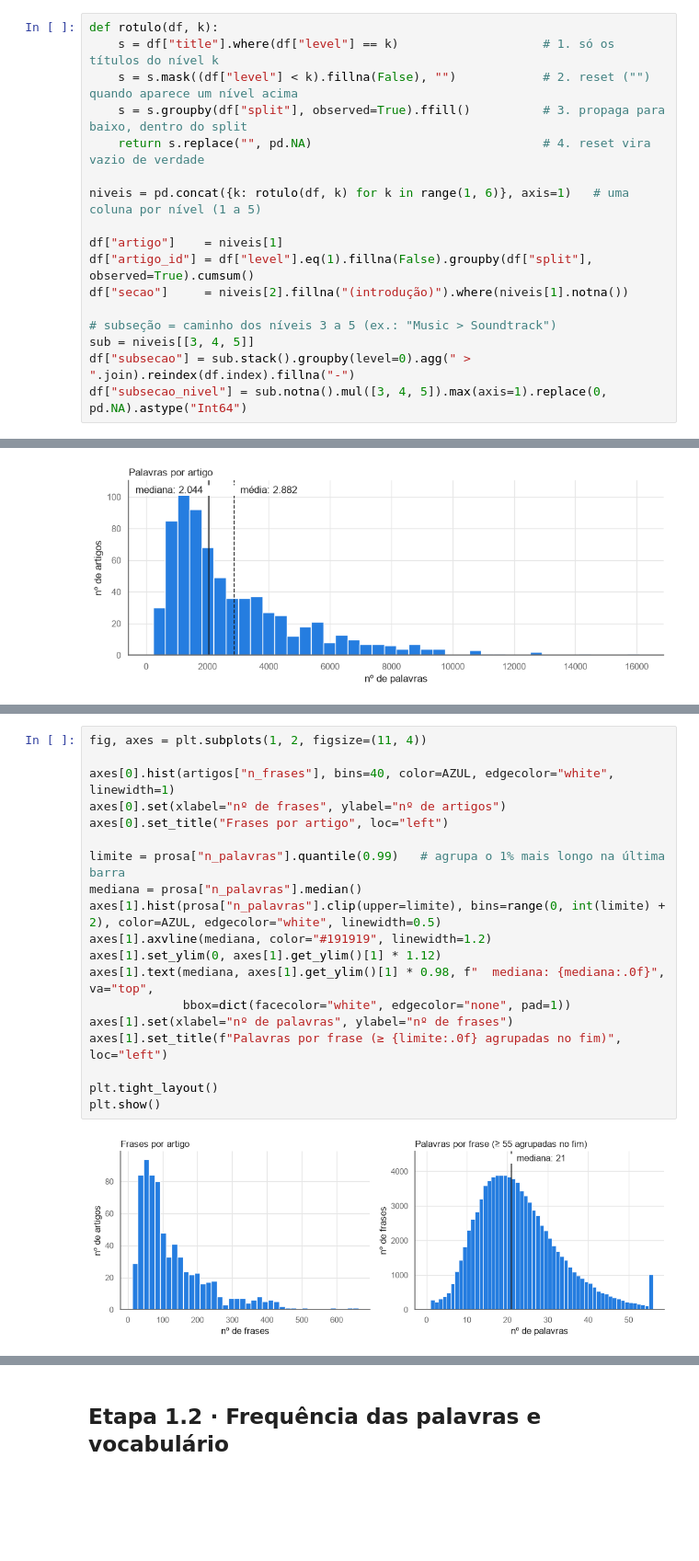
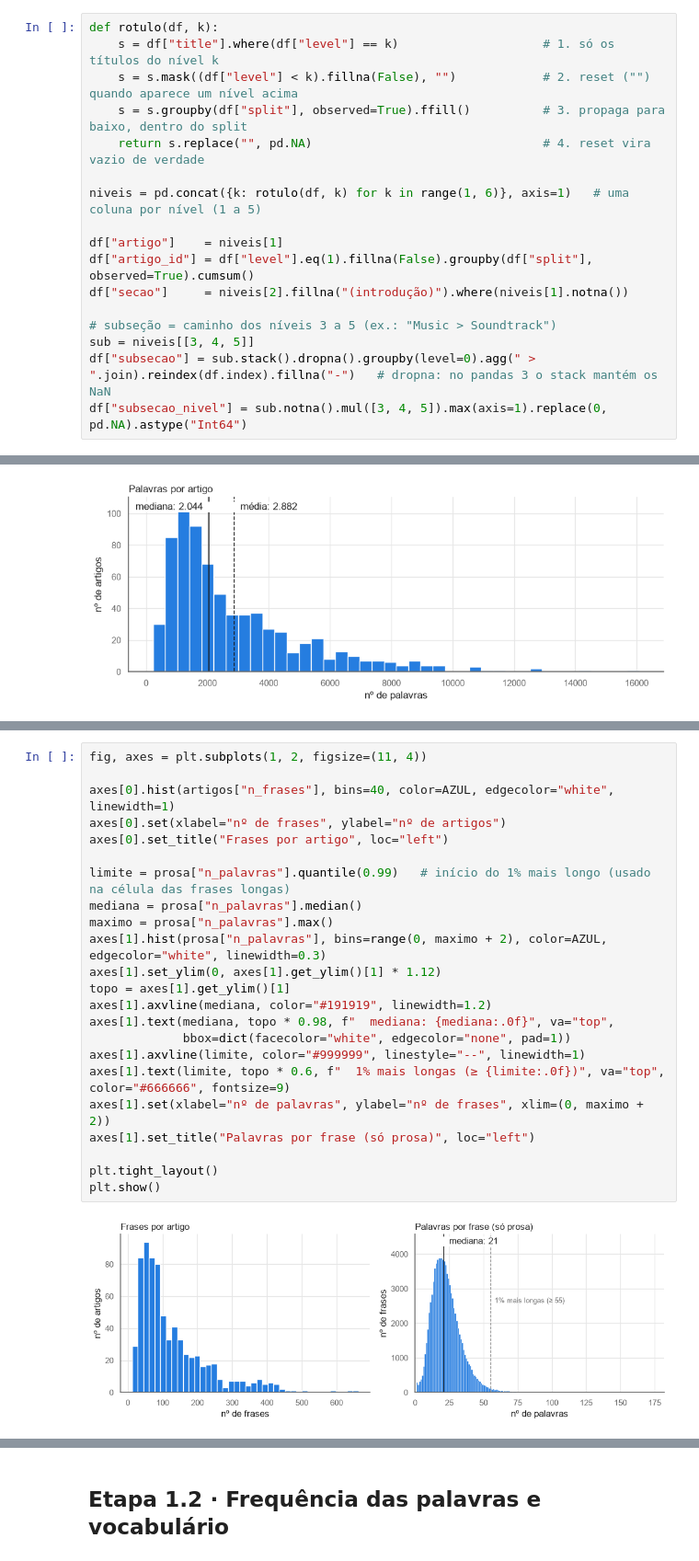
Before and after one commit to JairoGonzaga/IC-atividades, a Jupyter notebook: Atividade WikiText-2/etaoa1.ipynb, the cells around one changed output, grey strips where cells are left out. Shown at 92% size. Saved outputs shown, nothing was run; the diff lists cells and outputs as text; blank space fills up the shorter version.

```diff
--- a/Atividade WikiText-2/wikitext2.ipynb
+++ b/Atividade WikiText-2/etaoa1.ipynb
@@ -165,6 +165,6 @@ df["secao"]     = niveis[2].fillna("(introdução)").where(niveis[1].notna())
 
 # subseção = caminho dos níveis 3 a 5 (ex.: "Music > Soundtrack")
 sub = niveis[[3, 4, 5]]
-df["subsecao"] = sub.stack().groupby(level=0).agg(" > ".join).reindex(df.index).fillna("-")
+df["subsecao"] = sub.stack().dropna().groupby(level=0).agg(" > ".join).reindex(df.index).fillna("-")   # dropna: no pandas 3 o stack mantém os NaN
 df["subsecao_nivel"] = sub.notna().mul([3, 4, 5]).max(axis=1).replace(0, pd.NA).astype("Int64")
 # %% [markdown]
@@ -431,21 +450,25 @@ Na esquerda, as frases por artigo têm o mesmo formato do gráfico anterior, já
 # %%
 fig, axes = plt.subplots(1, 2, figsize=(11, 4))
 
 axes[0].hist(artigos["n_frases"], bins=40, color=AZUL, edgecolor="white", linewidth=1)
 axes[0].set(xlabel="nº de frases", ylabel="nº de artigos")
 axes[0].set_title("Frases por artigo", loc="left")
 
-limite = prosa["n_palavras"].quantile(0.99)   # agrupa o 1% mais longo na última barra
+limite = prosa["n_palavras"].quantile(0.99)   # início do 1% mais longo (usado na célula das frases longas)
 mediana = prosa["n_palavras"].median()
-axes[1].hist(prosa["n_palavras"].clip(upper=limite), bins=range(0, int(limite) + 2), color=AZUL, edgecolor="white", linewidth=0.5)
+maximo = prosa["n_palavras"].max()
+axes[1].hist(prosa["n_palavras"], bins=range(0, maximo + 2), color=AZUL, edgecolor="white", linewidth=0.3)
+axes[1].set_ylim(0, axes[1].get_ylim()[1] * 1.12)
+topo = axes[1].get_ylim()[1]
 axes[1].axvline(mediana, color="#191919", linewidth=1.2)
-axes[1].set_ylim(0, axes[1].get_ylim()[1] * 1.12)
-axes[1].text(mediana, axes[1].get_ylim()[1] * 0.98, f"  mediana: {mediana:.0f}", va="top",
+axes[1].text(mediana, topo * 0.98, f"  mediana: {mediana:.0f}", va="top",
              bbox=dict(facecolor="white", edgecolor="none", pad=1))
-axes[1].set(xlabel="nº de palavras", ylabel="nº de frases")
-axes[1].set_title(f"Palavras por frase (≥ {limite:.0f} agrupadas no fim)", loc="left")
+axes[1].axvline(limite, color="#999999", linestyle="--", linewidth=1)
+axes[1].text(limite, topo * 0.6, f"  1% mais longas (≥ {limite:.0f})", va="top", color="#666666", fontsize=9)
+axes[1].set(xlabel="nº de palavras", ylabel="nº de frases", xlim=(0, maximo + 2))
+axes[1].set_title("Palavras por frase (só prosa)", loc="left")
 
 plt.tight_layout()
 plt.show()
 # %% [output]
-[figure, old version]
+[figure, new version]
```
Also changed, not shown: parts of 22 cells of this notebook, 5 other files.
